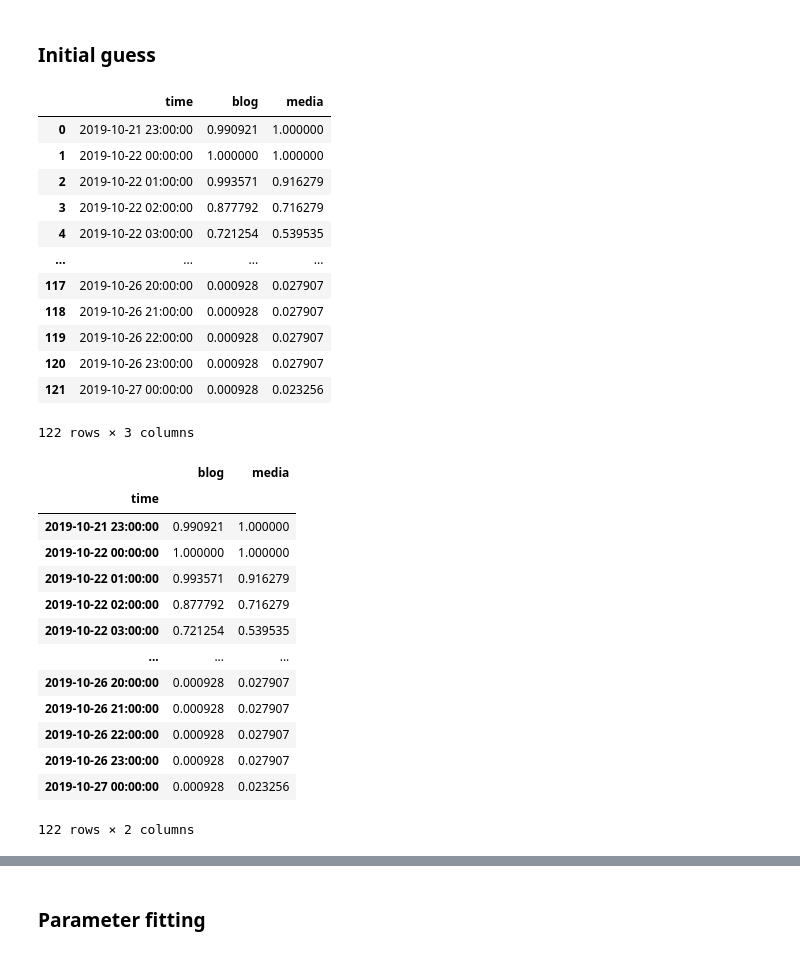
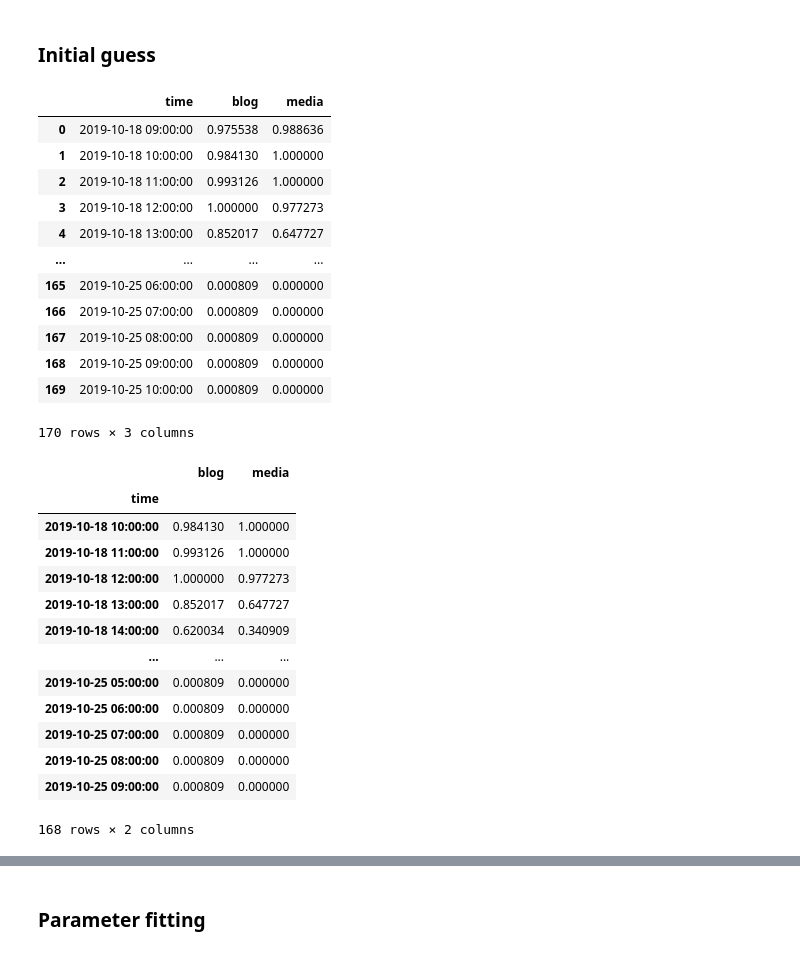
Before and after one commit to Ale-Mildiner/Tesis, a Jupyter notebook: Ajuste/Integracion_modelo_ajuste.ipynb, the cells around one changed output, grey strips where cells are left out. Saved outputs shown, nothing was run; the diff lists cells and outputs as text; code cells hidden in the pictures.

```diff
--- a/Ajuste/Integracion_modelo_ajuste.ipynb
+++ b/Ajuste/Integracion_modelo_ajuste.ipynb
@@ -44,15 +45,16 @@ def integrate_model(args, tmax, x0):
 ### Initial guess
 # %%
 # Fileid of the series to analyze
-index = 40
-filename = f'c:/Git_Proyects/Tesis/Faiss_vect/Tw_mas_RT_October/RT_Tw_cluster_{index}.csv'
+index = 688
+citas = pk.load(open('d:/Git_Proyects/Tesis/Faiss_vect/cita_media_cluster_october.pk', 'rb'))
+filename = f'd:/Git_Proyects/Tesis/Faiss_vect/Tw_mas_RT_October/RT_Tw_cluster_{index}.csv'
 df = pd.read_csv(filename)
 df['Fecha'] = pd.to_datetime(df['Fecha'], format='%a %b %d %H:%M:%S +0000 %Y')
 
 categoria = 'RT'
 df_categoria_true = df[df[categoria] == True]
 df_categoria_false = df[df[categoria] == False]
-df_categoria = [df_categoria_true, df_categoria_false]
+df_categoria = [df_categoria_false, df_categoria_true]
 max_date= []
 trendss = []
 for i, df1 in enumerate(df_categoria):
@@ -65,36 +67,36 @@ for i, df1 in enumerate(df_categoria):
     fecha_max_apariciones = trend.idxmax()
     max_date.append(fecha_max_apariciones)
     fecha_inicio = max_date[0] - pd.Timedelta(hours=1)
-    fecha_fin = max_date[0] + pd.Timedelta(days=5)
+    fecha_fin = max_date[0] + pd.Timedelta(days=7)
     trednd_max = trend.loc[str(fecha_inicio):str(fecha_fin)]
 
     trendss.append(trednd_max)
 # %%
 #t0 = pd.DataFrame(trendss[0].index, trendss[0].values, columns={'Tiemo', 'Tweets'})
 #t0.rename(columns={'Tweets'})
 #pd.DataFrame.from_dict(trendss[0], orient='index')
-d1 = {'time': trendss[0].index, 'blog':trendss[0].values/max(trendss[0].values)}
-d2 = {'time': trendss[1].index, 'media':trendss[1].values/max(trendss[1].values)}
+d1 = {'time': trendss[1].index, 'blog':trendss[1].values/max(trendss[1].values)}
+d2 = {'time': trendss[0].index, 'media':trendss[0].values/max(trendss[0].values)}
 
 dfRT = pd.DataFrame(d1)
 dfT = pd.DataFrame(d2)
 
 data = dfRT.merge(dfT, on='time')
 data
 # %% [output]
 |  | time | blog | media |
-| 0 | 2019-10-21 23:00:00 | 0.990921 | 1.000000 |
-| 1 | 2019-10-22 00:00:00 | 1.000000 | 1.000000 |
-| 2 | 2019-10-22 01:00:00 | 0.993571 | 0.916279 |
-| 3 | 2019-10-22 02:00:00 | 0.877792 | 0.716279 |
-| 4 | 2019-10-22 03:00:00 | 0.721254 | 0.539535 |
+| 0 | 2019-10-18 09:00:00 | 0.975538 | 0.988636 |
+| 1 | 2019-10-18 10:00:00 | 0.984130 | 1.000000 |
+| 2 | 2019-10-18 11:00:00 | 0.993126 | 1.000000 |
+| 3 | 2019-10-18 12:00:00 | 1.000000 | 0.977273 |
+| 4 | 2019-10-18 13:00:00 | 0.852017 | 0.647727 |
 | ... | ... | ... | ... |
-| 117 | 2019-10-26 20:00:00 | 0.000928 | 0.027907 |
-| 118 | 2019-10-26 21:00:00 | 0.000928 | 0.027907 |
-| 119 | 2019-10-26 22:00:00 | 0.000928 | 0.027907 |
-| 120 | 2019-10-26 23:00:00 | 0.000928 | 0.027907 |
-| 121 | 2019-10-27 00:00:00 | 0.000928 | 0.023256 |
+| 165 | 2019-10-25 06:00:00 | 0.000809 | 0.000000 |
+| 166 | 2019-10-25 07:00:00 | 0.000809 | 0.000000 |
+| 167 | 2019-10-25 08:00:00 | 0.000809 | 0.000000 |
+| 168 | 2019-10-25 09:00:00 | 0.000809 | 0.000000 |
+| 169 | 2019-10-25 10:00:00 | 0.000809 | 0.000000 |
-122 rows × 3 columns
+170 rows × 3 columns
 # %%
 #filename = f'c:/Git_Proyects/Tesis/Faiss_vect/Tw_mas_RT_October/RT_Tw_cluster_{index}.csv'
 
@@ -111,18 +113,18 @@ data
 # %% [output]
 |  | blog | media |
 | time |  |  |
-| 2019-10-21 23:00:00 | 0.990921 | 1.000000 |
-| 2019-10-22 00:00:00 | 1.000000 | 1.000000 |
-| 2019-10-22 01:00:00 | 0.993571 | 0.916279 |
-| 2019-10-22 02:00:00 | 0.877792 | 0.716279 |
-| 2019-10-22 03:00:00 | 0.721254 | 0.539535 |
+| 2019-10-18 10:00:00 | 0.984130 | 1.000000 |
+| 2019-10-18 11:00:00 | 0.993126 | 1.000000 |
+| 2019-10-18 12:00:00 | 1.000000 | 0.977273 |
+| 2019-10-18 13:00:00 | 0.852017 | 0.647727 |
+| 2019-10-18 14:00:00 | 0.620034 | 0.340909 |
 | ... | ... | ... |
-| 2019-10-26 20:00:00 | 0.000928 | 0.027907 |
-| 2019-10-26 21:00:00 | 0.000928 | 0.027907 |
-| 2019-10-26 22:00:00 | 0.000928 | 0.027907 |
-| 2019-10-26 23:00:00 | 0.000928 | 0.027907 |
-| 2019-10-27 00:00:00 | 0.000928 | 0.023256 |
+| 2019-10-25 05:00:00 | 0.000809 | 0.000000 |
+| 2019-10-25 06:00:00 | 0.000809 | 0.000000 |
+| 2019-10-25 07:00:00 | 0.000809 | 0.000000 |
+| 2019-10-25 08:00:00 | 0.000809 | 0.000000 |
+| 2019-10-25 09:00:00 | 0.000809 | 0.000000 |
-122 rows × 2 columns
+168 rows × 2 columns
 # %%
 # Start parameters: ['p', 'alpha', 'q', 'r', 'k', 'tau']
 start_params = [0.1, 0.1, 0.3, 0.3, 0.00, 90]
```
Also changed, not shown: parts of 9 cells of this notebook.
